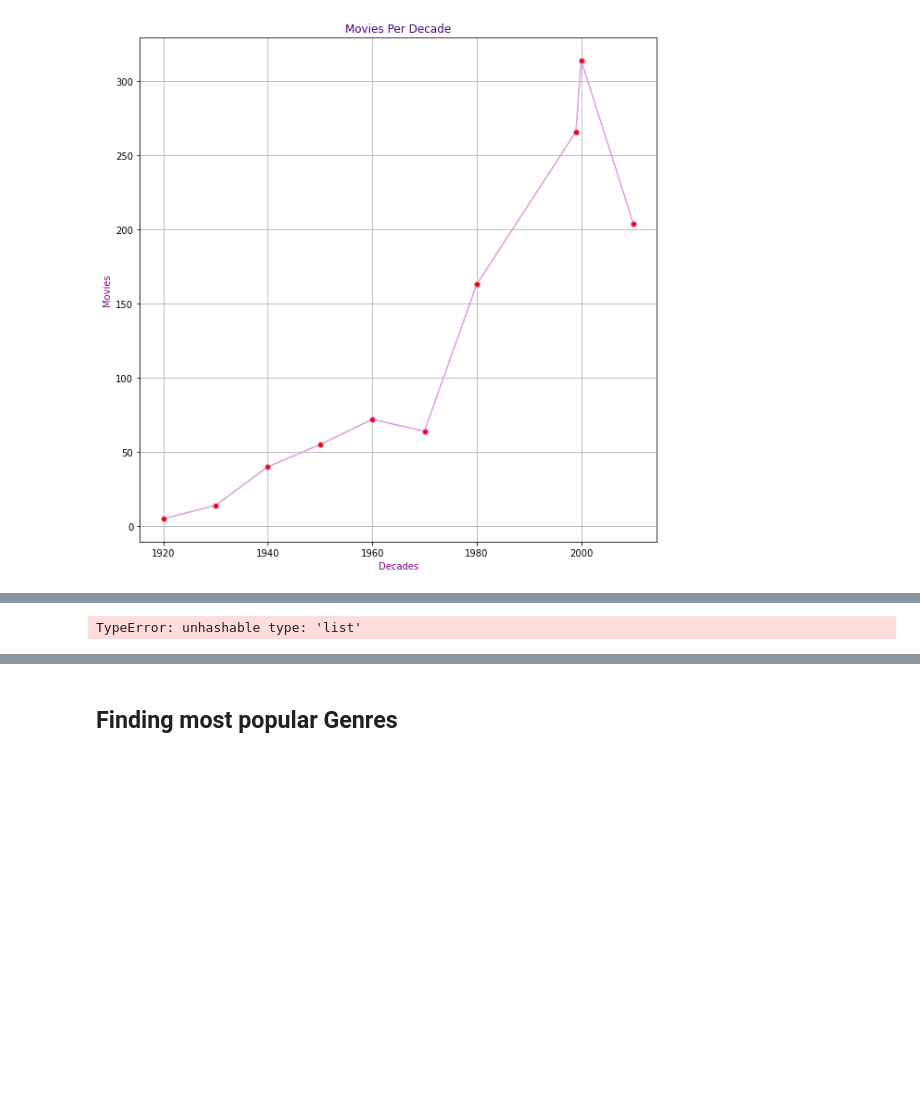
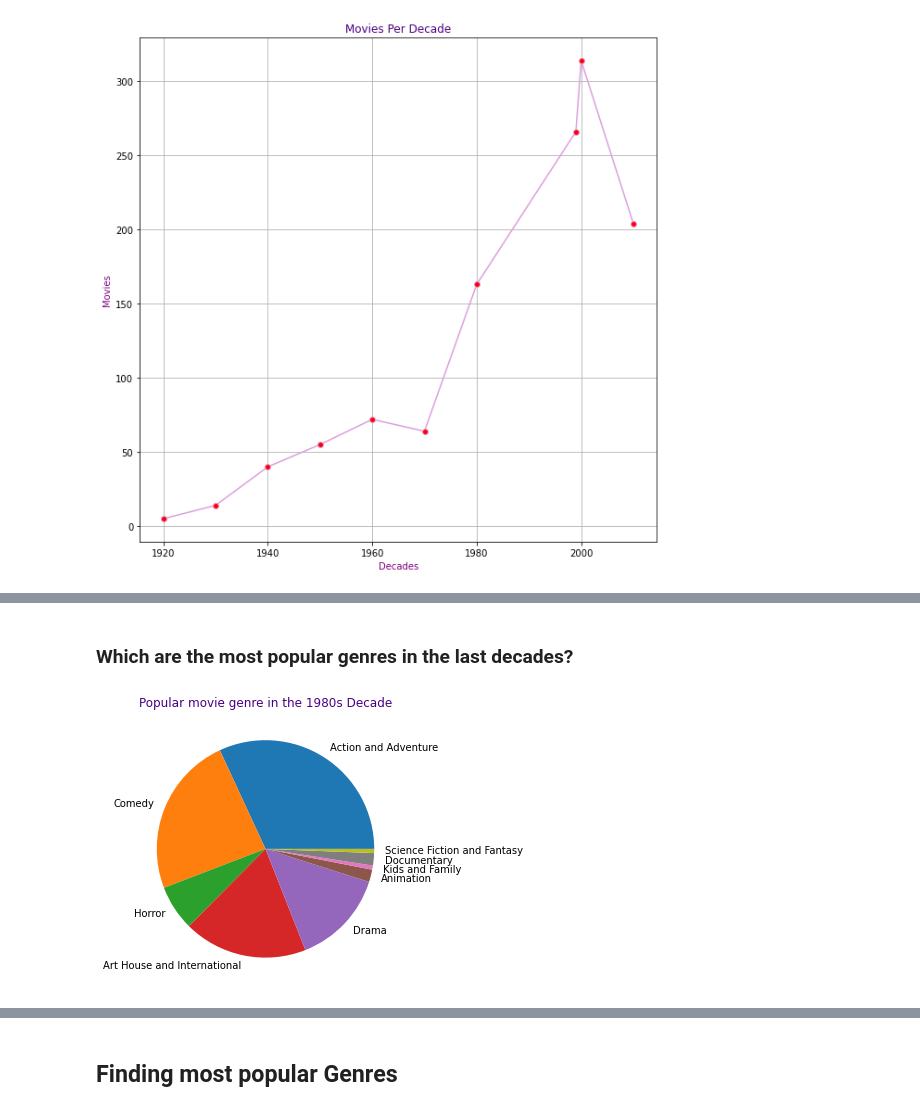
Before and after one commit to mfFrida/Capstone-Project-Semester-1, a Jupyter notebook: student.ipynb, the cells around one changed output, grey strips where cells are left out. Cells and saved outputs as stored; diff of their text form; code cells hidden in the pictures; blank space fills up the shorter version.

Commit message:
more data and visualizations

```diff
--- a/student.ipynb
+++ b/student.ipynb
@@ -303,30 +251,0 @@ ValueError: All arrays must be of the same length
-# %%
-# Data
-r = [0,1]
-raw_data = {g_p_d_count["Action_Adventure"], g_p_d_count["Art_House_International"], g_p_d_count["Classics"]}
-df = pd.DataFrame(raw_data)
-
-# From raw value to percentage
-totals = [i+j+k for i,j,k in zip(g_p_d_count["Action_Adventure"],g_p_d_count["Art_House_International"], g_p_d_count["Classics"])]
-ActionAdventure = [i / j * 100 for i,j in zip(g_p_d_count["Action_Adventure"], totals)]
-ArtHouseInternational = [i / j * 100 for i,j in zip(g_p_d_count["Art_House_International"], totals)]
-Classics_ = [i / j * 100 for i,j in zip(g_p_d_count["Classics"], totals)]
-
-# plot
-barWidth = 0.85
-names = ('A','B','C')
-# Create green Bars
-plt.bar(r, ActionAdventure, color='#b5ffb9', edgecolor='white', width=barWidth)
-# Create orange Bars
-plt.bar(r, ArtHouseInternational, bottom=greenBars, color='#f9bc86', edgecolor='white', width=barWidth)
-# Create blue Bars
-plt.bar(r, Classics_, bottom=[i+j for i,j in zip(ActionAdventure, ArtHouseInternational)], color='#a3acff', edgecolor='white', width=barWidth)
-
-# Custom x axis
-plt.xticks(r, names)
-plt.xlabel("group")
-
-# Show graphic
-plt.show()
-# %% [output]
-TypeError: unhashable type: 'list'
@@ -352,0 +252,35 @@ else:
+# %% [markdown]
+
+
+### Which are the most popular genres in the last decades?
+# %%
+# Prepering data for visualization
+# _decades = list of pd.serie that conteins all genres of movies released per decade
+_decades_ = [_20sfilms, _30sfilms, _40sfilms, _50sfilms, _60sfilms, _70sfilms, _80sfilms, _90sfilms, _00sfilms, _2010sfilms]
+
+# Creating a dictionary of all genres count per decade
+_20sgenres = dict(collections.Counter(_20sfilms.loc[:,'Genre 1']))
+_30sgenres = dict(collections.Counter(_30sfilms.loc[:,'Genre 1']))
+_40sgenres = dict(collections.Counter(_40sfilms.loc[:,'Genre 1']))
+_50sgenres = dict(collections.Counter(_50sfilms.loc[:,'Genre 1']))
+_60sgenres = dict(collections.Counter(_60sfilms.loc[:,'Genre 1']))
+_70sgenres = dict(collections.Counter(_70sfilms.loc[:,'Genre 1']))
+_80sgenres = dict(collections.Counter(_80sfilms.loc[:,'Genre 1']))
+_90sgenres = dict(collections.Counter(_90sfilms.loc[:,'Genre 1']))
+_00sgenres = dict(collections.Counter(_00sfilms.loc[:,'Genre 1']))
+_2010sgenres = dict(collections.Counter(_2010sfilms.loc[:,'Genre 1']))
+# %%
+# Ploting data from the last decades
+# 80s Decade
+_80_labels = _80sgenres.keys()
+_80_values = _80sgenres.values()
+
+
+plt.figure(figsize=(5,5))
+plt.title('Popular movie genre in the 1980s Decade', color='indigo')
+
+# Plotting
+plt.pie(_80_values, labels = _80_labels)
+plt.show()
+# %% [output]
+[figure, added]
```
Also changed, not shown: parts of 17 cells of this notebook.
